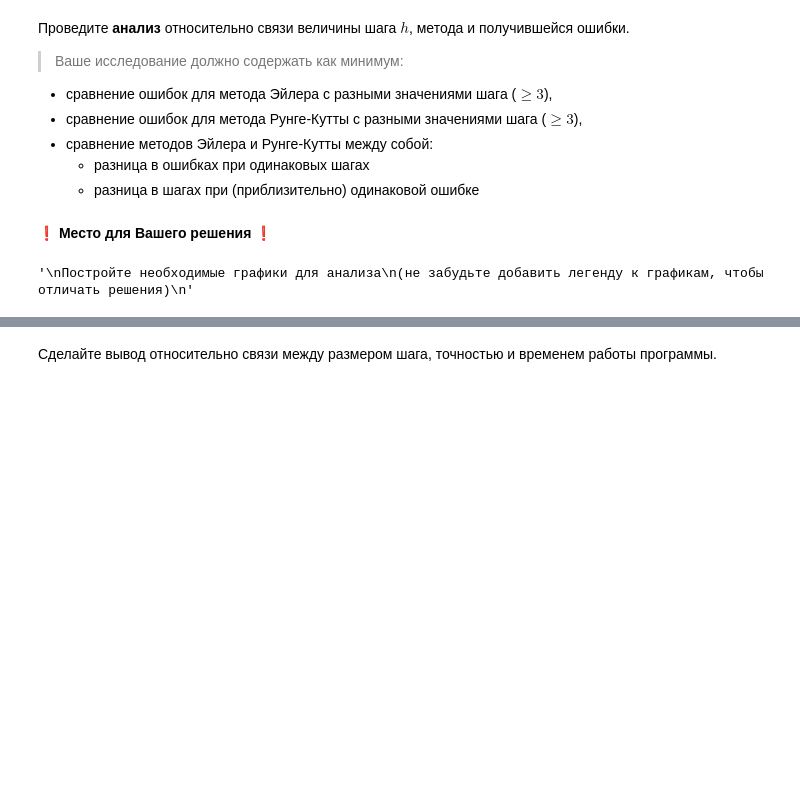
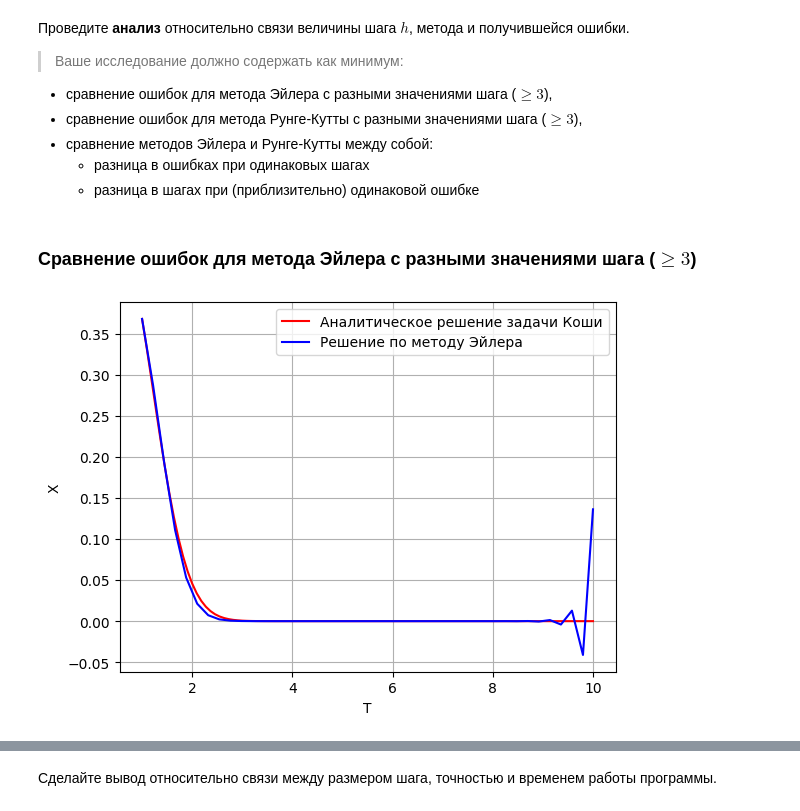
Before and after one commit to dimassolovev/differential-equations, a Jupyter notebook: lab_1.ipynb, the cells around one changed output, grey strips where cells are left out. Saved outputs shown, nothing was run; the diff lists cells and outputs as text; code cells hidden in the pictures; blank space fills up the shorter version.

```diff
--- a/lab_1.ipynb
+++ b/lab_1.ipynb
@@ -95,3 +87,21 @@ def Euler_method(fun, t, x_0, dt, args={}):
+# %%
+'''
+Реализация метода ломаных Эйлера в функции Euler_method
+'''
+
+def Euler_method(fun, t, x_0, dt, args={}):
+    # Инициализация точек по времени
+    t_points = np.arange(t[0], t[1] + dt, dt)
+    t_points = np.clip(t_points, t[0], t[1])
+    # Инициализация массива для хранения решений
+    x_points = np.zeros((len(t_points), len(x_0)))
+    x_points[0] = x_0  # Установка начального условия
+
+    # Основной цикл метода Эйлера
+    for i in range(1, len(t_points)):
+        x_points[i] = x_points[i-1] + dt * fun(t_points[i-1], x_points[i-1], **args)
+
+    return t_points, x_points
 # %% [markdown]
 #### Метод Рунге-Кутты
 # %% [markdown]
@@ -194,7 +279,7 @@ def Runge_Kutta_method(fun, t, x_0, dt, args={}):
 
 def f(t,x):
     ### Место для Вашего решения ###
-    pass
+    return t * np.exp(-t ** 2) - 2 * t * x
 # %%
 '''
 Задайте функцию phi(t) — аналитическое решение задачи Коши
@@ -202,7 +287,7 @@ def f(t,x):
 
 def phi(t):
     ### Место для Вашего решения ###
-    pass
+    return (t ** 2 + 1) / 2 * np.exp(-t ** 2)
 # %% [markdown]
 Проведите **анализ** относительно связи величины шага $h$, метода и получившейся ошибки.
 
@@ -212,14 +297,3 @@ def phi(t):
 - сравнение методов Эйлера и Рунге-Кутты между собой:
     - разница в ошибках при одинаковых шагах
     - разница в шагах при (приблизительно) одинаковой ошибке
-# %% [markdown]
-❗ **Место для Вашего решения** ❗
-# %%
-'''
-Постройте необходимые графики для анализа
-(не забудьте добавить легенду к графикам, чтобы отличать решения)
-'''
-
-### Место для Вашего решения ###
-# %% [output]
-'\nПостройте необходимые графики для анализа\n(не забудьте добавить легенду к графикам, чтобы отличать решения)\n'
@@ -225,0 +338,14 @@ def phi(t):
+# %% [markdown]
+### Сравнение ошибок для метода Эйлера с разными значениями шага ($\geqslant 3$)
+# %%
+# Начальные условия
+t_segment = [1, 10]
+x_0 = [np.exp(-1)]
+
+dt = 0.22
+euler_t, euler_x = Euler_method(f, t_segment, x_0, dt)
+
+plot_func(t_segment, phi, "red", "Aналитическое решение задачи Коши")
+plot_arr(euler_t, euler_x, "blue", "Решение по методу Эйлера")
+# %% [output]
+[figure, added]
```
Also changed, not shown: parts of 21 cells of this notebook.
